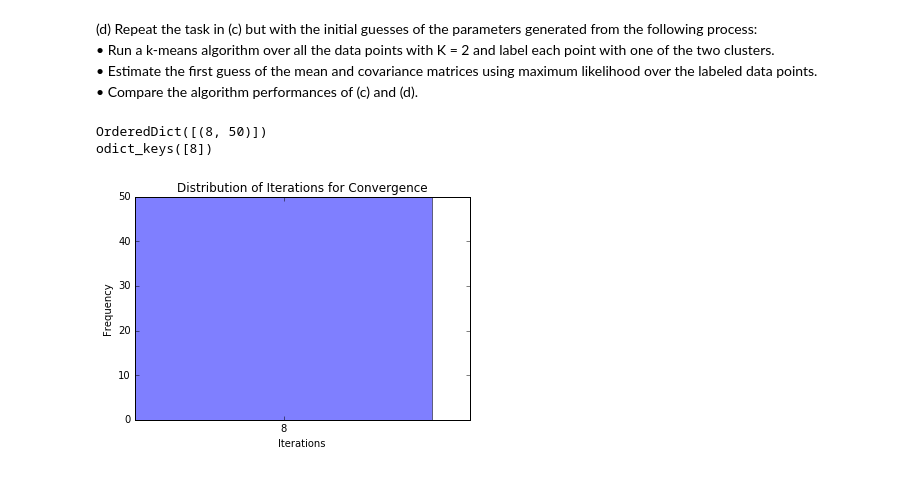
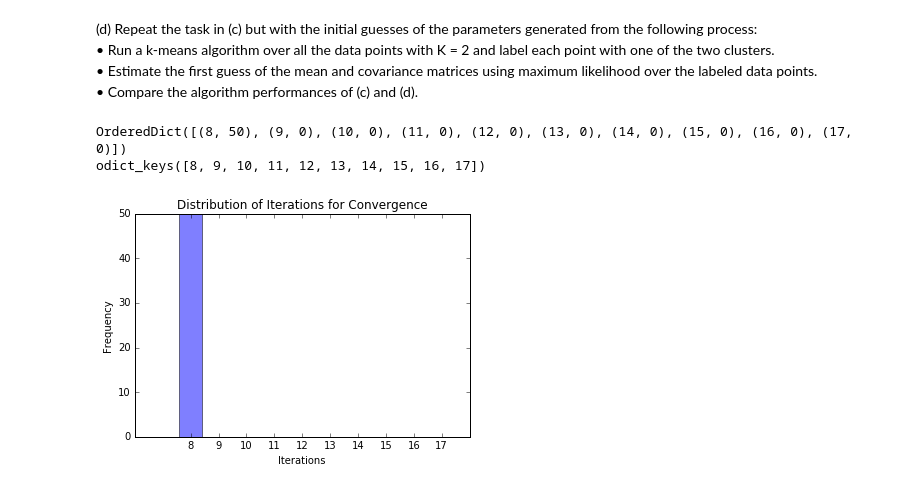
Before and after one commit to Vijay-P/CS5786-03, a Jupyter notebook: Q3.ipynb, the cells around one changed output. Cells and saved outputs as stored; diff of their text form; code cells hidden in the pictures.

```diff
--- a/Q3.ipynb
+++ b/Q3.ipynb
@@ -102,13 +123,15 @@ plt.ylabel("Waiting Time")
 mu_hist = bimodal_gmm()[1]
 first = True
 last = []
+counter = 1
 for mu_set in mu_hist:
     if(first):
         first = False
     else:
-        plt.plot([mu_set[0][0],last[0][0]], [mu_set[0][1],last[0][1]], c=[1,0,0])
-        plt.plot([mu_set[1][0],last[1][0]], [mu_set[1][1],last[1][1]], c=[0,1,0])
+        plt.plot([mu_set[0][0],last[0][0]], [mu_set[0][1],last[0][1]], c=[1,0,0], linewidth = counter)
+        plt.plot([mu_set[1][0],last[1][0]], [mu_set[1][1],last[1][1]], c=[0,1,0], linewidth = counter)
     last = mu_set
+    counter += 1
 plt.savefig("means.png")
 plt.show()
 # %% [output]
@@ -240,22 +263,26 @@ for x in range(50):
 # %%
 import collections
 iterations = collections.OrderedDict(sorted(iterations.items()))
+for x in range(8, 18):
+    if x not in iterations:
+        iterations[x] = 0
 
 print(iterations)
 y_pos = range(len(iterations))
 performance = iterations.values()
+
 
 print(iterations.keys())
 plt.bar(y_pos, performance, align='center', alpha=0.5)
 plt.xticks(y_pos, iterations.keys())
 plt.ylabel('Frequency')
 plt.xlabel('Iterations')
 plt.title('Distribution of Iterations for Convergence')
 
 plt.savefig("distribution2.png")
 
 plt.show()
 # %% [output]
-OrderedDict([(8, 50)])
-odict_keys([8])
+OrderedDict([(8, 50), (9, 0), (10, 0), (11, 0), (12, 0), (13, 0), (14, 0), (15, 0), (16, 0), (17, 0)])
+odict_keys([8, 9, 10, 11, 12, 13, 14, 15, 16, 17])
-[figure, old version]
+[figure, new version]
```
Also changed, not shown: parts of 9 cells of this notebook, 6 other files.
